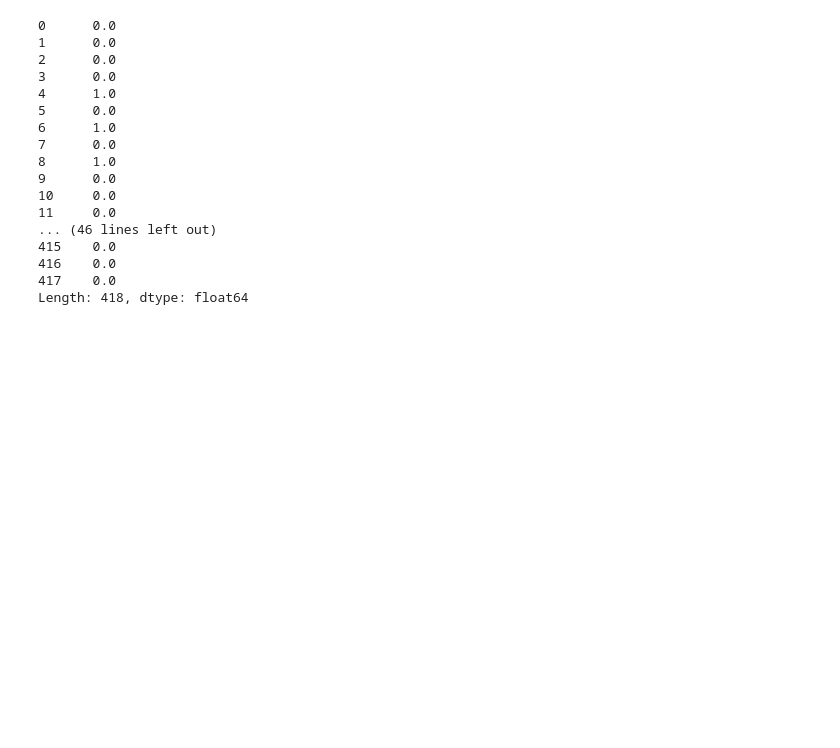
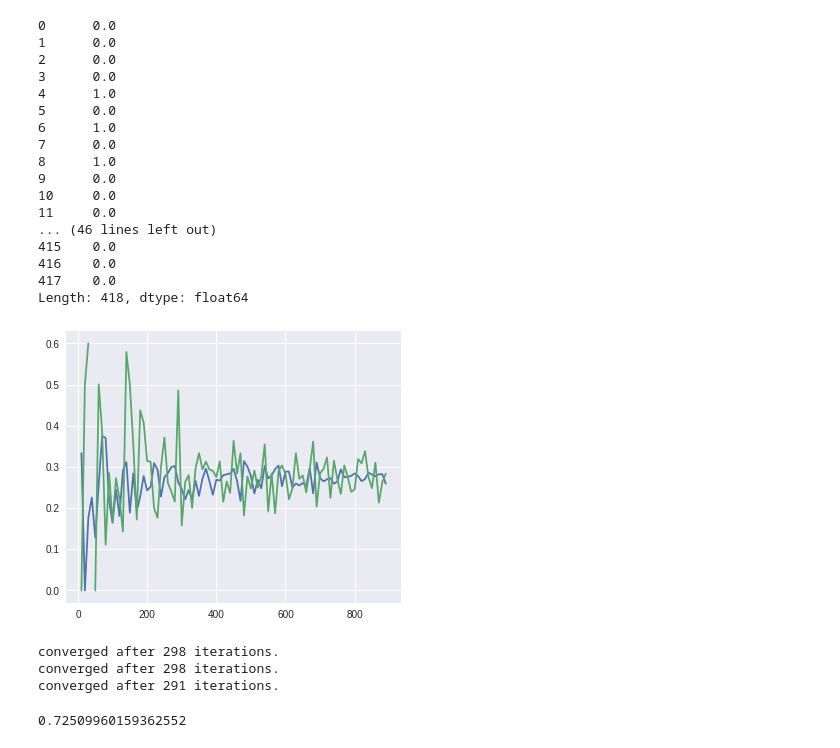
Before and after one commit to ariakoehler/kaggle_titanic, a Jupyter notebook: titanic.ipynb, the cells around one changed output. Cells and saved outputs as stored; diff of their text form; code cells hidden in the pictures; blank space fills up the shorter version.

Commit message:
Add voting ensemble and general maintenance

```diff
--- a/titanic.ipynb
+++ b/titanic.ipynb
@@ -154,0 +151,2 @@ dtype: float64
+# %%
+weights, train_error_curve, cv_error_curve = log_reg.learning_curves(new_data, data_targets, portion_train=0.8, step=10)
@@ -178,3 +201,22 @@ display(pred)
 416    0.0
 417    0.0
 Length: 418, dtype: float64
+# %%
+plt.plot(np.fromiter(train_error_curve.keys(), dtype=int), np.fromiter(train_error_curve.values(), dtype=float))
+plt.plot(np.fromiter(cv_error_curve.keys(), dtype=int), np.fromiter(cv_error_curve.values(), dtype=float))
+plt.show()
+# %% [output]
+[figure, added]
+# %%
+log_reg_ensemble = tu.VotingEnsemble(log_reg)
+
+ensemble_params, weights = log_reg_ensemble.fit(new_data, data_targets, weighted=True)
+
+predictions = log_reg_ensemble.predict(new_data, ensemble_params, weights=weights, avg_type='geometric')
+
+display(1 - log_reg_ensemble.get_error(new_data, data_targets, predictions, metric='f1_score'))
+# %% [output]
+converged after 298 iterations.
+converged after 298 iterations.
+converged after 291 iterations.
+0.72509960159362552
```
Also changed, not shown: parts of 7 cells of this notebook, 2 other files.
